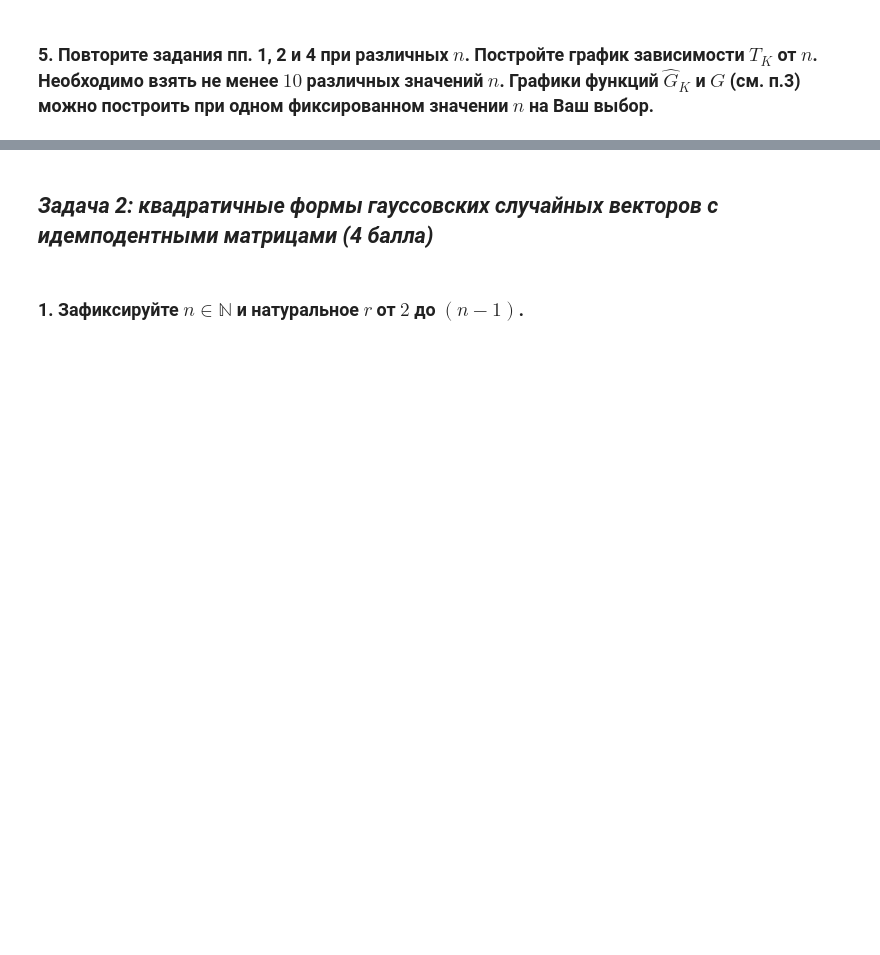
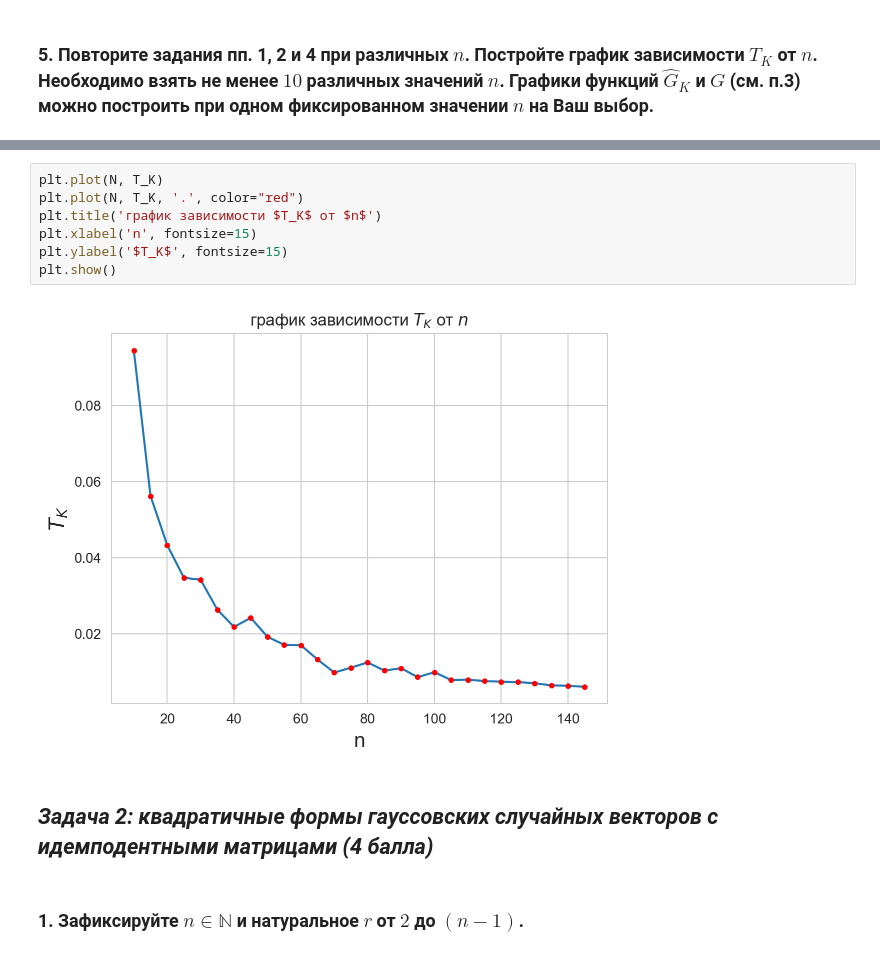
Before and after one commit to sudakovcom/Statistics, a Jupyter notebook: Task 3.ipynb, the cells around one changed output, grey strips where cells are left out. Drawn from its saved outputs; the diff is of its cells as text; blank space fills up the shorter version.

```diff
--- a/Task 3.ipynb
+++ b/Task 3.ipynb
@@ -128,3 +130,12 @@ plt.show()
+# %%
+plt.plot(N, T_K)
+plt.plot(N, T_K, '.', color="red")
+plt.title('график зависимости $T_K$ от $n$')
+plt.xlabel('n', fontsize=15)
+plt.ylabel('$T_K$', fontsize=15)
+plt.show()
+# %% [output]
+[figure, added]
 # %% [markdown]
 ## ***Задача 2: квадратичные формы гауссовских случайных векторов с идемподентными матрицами (4 балла)***
 # %% [markdown]
```
Also changed, not shown: parts of 18 cells of this notebook, 1 other file.
